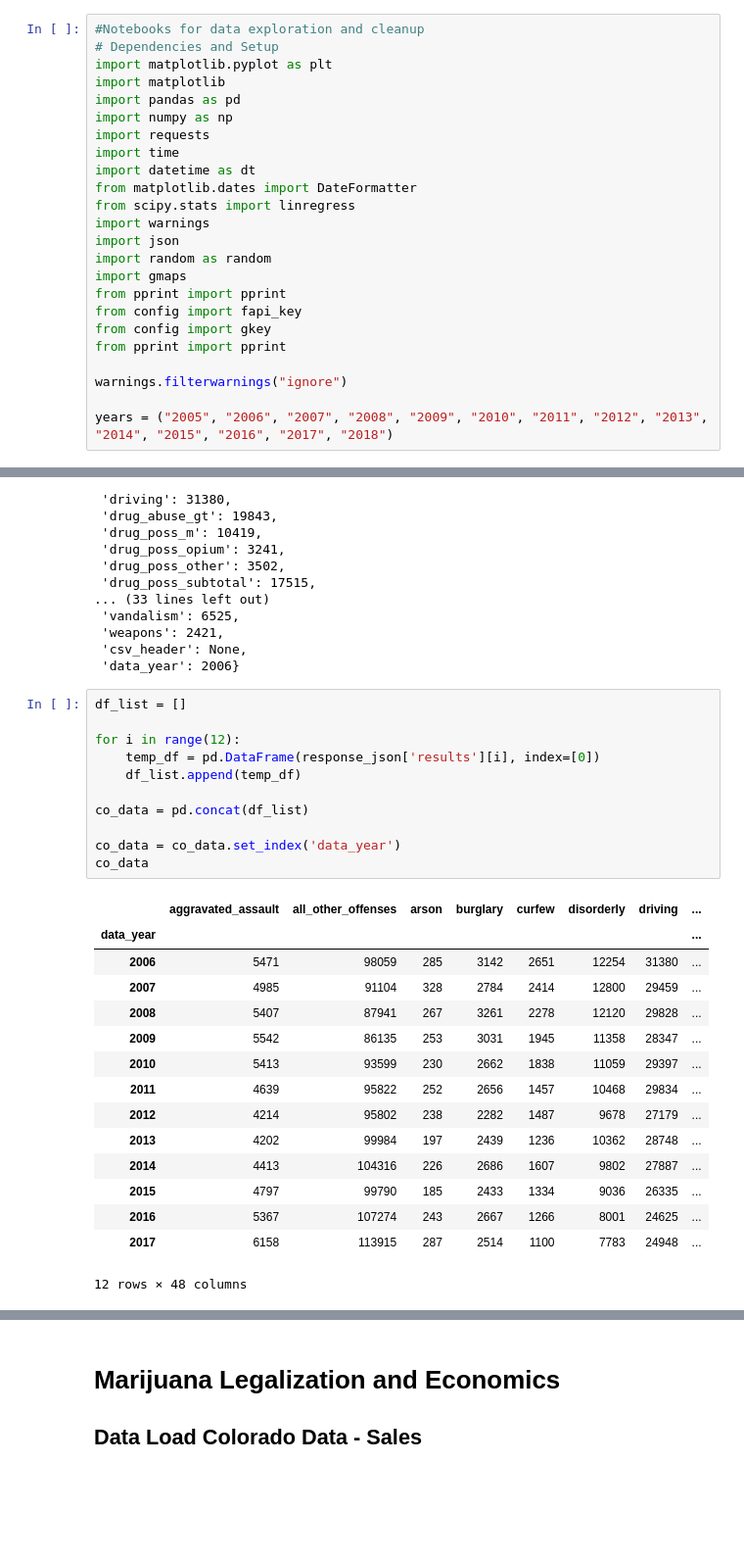
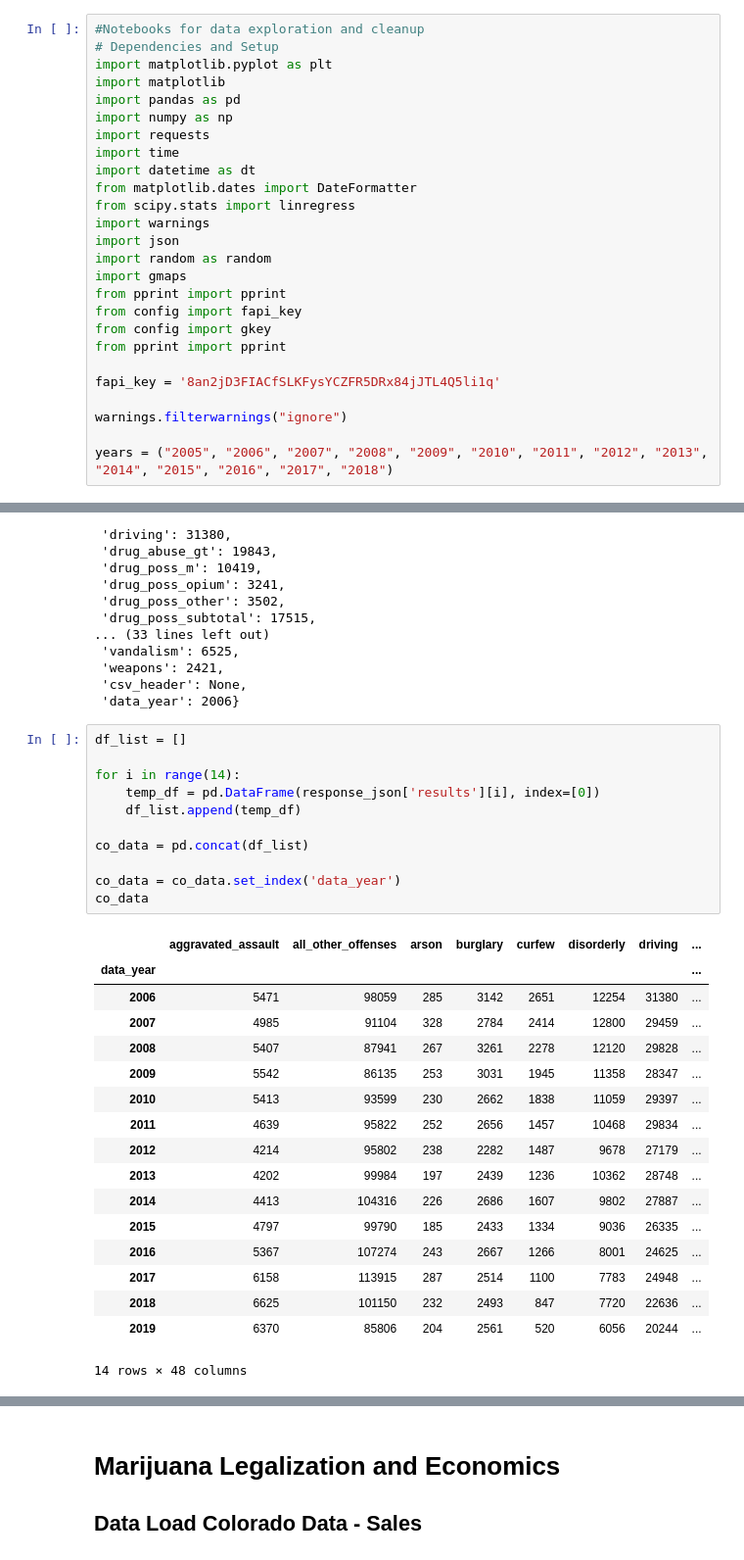
Before and after one commit to julieheadlee/bootcamp_quad, a Jupyter notebook: Colorado_cannabis_data_exploration_cleanup.ipynb, the cells around one changed output, grey strips where cells are left out. Shown at 98% size. Cells and saved outputs as stored; diff of their text form; blank space fills up the shorter version.

```diff
--- a/Colorado_cannabis_data_exploration_cleanup.ipynb
+++ b/Colorado_cannabis_data_exploration_cleanup.ipynb
@@ -19,6 +19,8 @@ from config import fapi_key
 from config import gkey
 from pprint import pprint
 
+fapi_key = '8an2jD3FIACfSLKFysYCZFR5DRx84jJTL4Q5li1q'
+
 warnings.filterwarnings("ignore")
 
 years = ("2005", "2006", "2007", "2008", "2009", "2010", "2011", "2012", "2013", "2014", "2015", "2016", "2017", "2018")
@@ -366,27 +376,29 @@ response_json['results'][0]
 # %%
 df_list = []
 
-for i in range(12):
+for i in range(14):
     temp_df = pd.DataFrame(response_json['results'][i], index=[0])
     df_list.append(temp_df)
 
 co_data = pd.concat(df_list)
 
 co_data = co_data.set_index('data_year')
 co_data
 # %% [output]
 |  | aggravated_assault | all_other_offenses | arson | burglary | curfew | disorderly | driving | ... |
 | data_year |  |  |  |  |  |  |  | ... |
 | 2006 | 5471 | 98059 | 285 | 3142 | 2651 | 12254 | 31380 | ... |
 | 2007 | 4985 | 91104 | 328 | 2784 | 2414 | 12800 | 29459 | ... |
 | 2008 | 5407 | 87941 | 267 | 3261 | 2278 | 12120 | 29828 | ... |
 | 2009 | 5542 | 86135 | 253 | 3031 | 1945 | 11358 | 28347 | ... |
 | 2010 | 5413 | 93599 | 230 | 2662 | 1838 | 11059 | 29397 | ... |
 | 2011 | 4639 | 95822 | 252 | 2656 | 1457 | 10468 | 29834 | ... |
 | 2012 | 4214 | 95802 | 238 | 2282 | 1487 | 9678 | 27179 | ... |
 | 2013 | 4202 | 99984 | 197 | 2439 | 1236 | 10362 | 28748 | ... |
 | 2014 | 4413 | 104316 | 226 | 2686 | 1607 | 9802 | 27887 | ... |
 | 2015 | 4797 | 99790 | 185 | 2433 | 1334 | 9036 | 26335 | ... |
 | 2016 | 5367 | 107274 | 243 | 2667 | 1266 | 8001 | 24625 | ... |
 | 2017 | 6158 | 113915 | 287 | 2514 | 1100 | 7783 | 24948 | ... |
+| 2018 | 6625 | 101150 | 232 | 2493 | 847 | 7720 | 22636 | ... |
+| 2019 | 6370 | 85806 | 204 | 2561 | 520 | 6056 | 20244 | ... |
-12 rows × 48 columns
+14 rows × 48 columns
```
Also changed, not shown: parts of 7 cells of this notebook, 5 other files.
